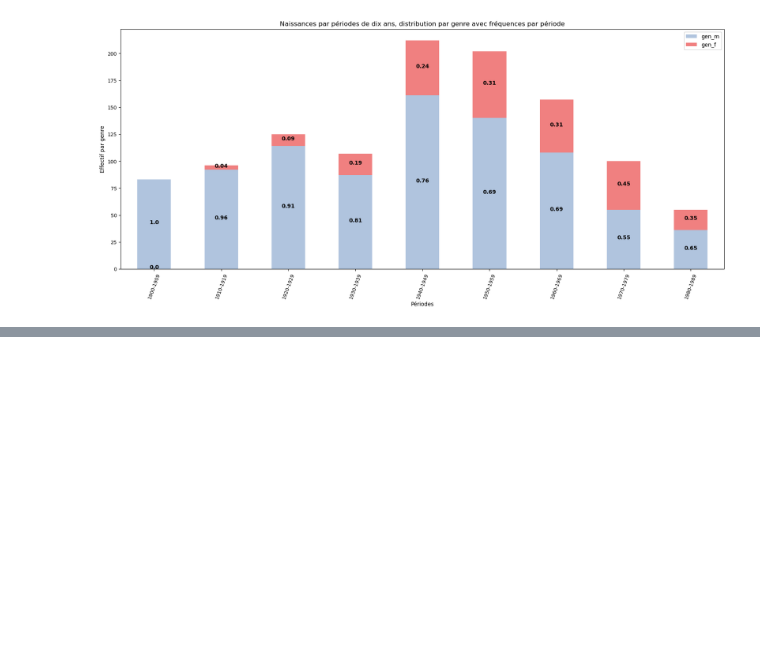
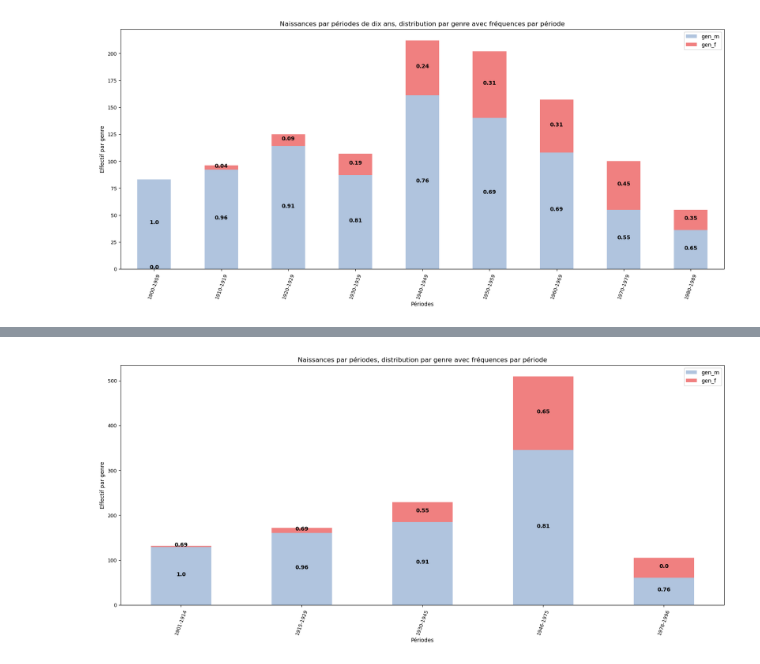
Before and after one commit to Sciences-historiques-numeriques/std_conseil_federal, a Jupyter notebook: notebooks_jupyter/wikidata_exploration/wdt_distribution_naissances.ipynb, the cells around one changed output, grey strips where cells are left out. Saved outputs shown, nothing was run; the diff lists cells and outputs as text; code cells hidden in the pictures; blank space fills up the shorter version.

```diff
--- a/notebooks_jupyter/wikidata_exploration/wdt_distribution_naissances.ipynb
+++ b/notebooks_jupyter/wikidata_exploration/wdt_distribution_naissances.ipynb
@@ -454,0 +477,5 @@ plt.show()
+# %%
+### On regroupe par genre comme ci-dessus
+gender_m_per = pd.DataFrame(cdf_p[(cdf_p.genre_code == 'M') & (cdf_p.annee_naissance > 1850)].groupby('periodes').size())
+gender_m_per.columns = ['gen_m']
+gender_m_per.tail()
@@ -454,0 +490,5 @@ plt.show()
+# %%
+### Idem
+gender_f_per = pd.DataFrame(cdf_p[(cdf_p.genre_code == 'F')& (cdf_p.annee_naissance > 1900)].groupby('periodes').size())
+gender_f_per.columns = ['gen_f']
+gender_f_per.tail()
@@ -454,0 +503,3 @@ plt.show()
+# %%
+merged_per = pd.merge(gender_m_per, gender_f_per, left_index=True, right_index=True)
+merged_per.tail()
@@ -454,0 +514,6 @@ plt.show()
+# %%
+### On transforme le type de valeur de l'index
+# et on ajoute une colonne avec le total
+merged_per.index = merged_per.index.map(str)
+merged_per['tot']=merged_per['gen_m']+merged_per['gen_f']
+merged_per.tail()
@@ -454,0 +543,48 @@ plt.show()
+# %%
+### Graphique avec la distribution par période et genre (M,F)
+# Noter que les effectifs du genre 'Autres' étant très faibles,
+# on ne les analyse pas de manière sérielle mais on peut les analyser qualitatiement
+
+ax = merged_per.plot.bar(stacked=True, y=['gen_m', 'gen_f'], \
+                        rot=70, fontsize=9, figsize=(20,8), color=['LightSteelBlue', 'LightCoral'])
+
+
+### https://www.pythoncharts.com/matplotlib/stacked-bar-charts-labels/
+
+
+## On ajoute une étiquette concernant la valeur de fréquence
+# à chaque rectangle dans le graphe, en utilisant la list 'lp' préparée précédemment
+# Il y a autant de triangles que les valeurs d'index x le nombre de variables
+
+for bar,v in zip(ax.patches,lp):
+
+    ax.text(
+      # Met les étiquette aux centre des rectangles
+      bar.get_x() + bar.get_width() / 2,
+
+      # Ajoute les coordonnées verticales
+      bar.get_height()/2 + bar.get_y(),
+
+      # Ajoute les valeurs
+      v,
+
+      # centre et met du style aux étiquettes
+      ha='center',
+      color='black',
+      weight='bold',
+      size=10
+  )
+
+plt.ylabel('Effectif par genre')
+plt.xlabel('Périodes')
+plt.title('Naissances par périodes, distribution par genre avec fréquences par période')
+
+## On peut enregistrer l'image dans un fichier (noter le dossier créé préalablement)
+# qu'on pourra ensuite introduire dans un travail et commenter
+
+# Doc.: https://matplotlib.org/stable/api/_as_gen/matplotlib.pyplot.savefig.html
+plt.savefig('images/naissances_distribution_périodes_genre.jpg', bbox_inches='tight',
+                       pad_inches=0.2)
+plt.show()
+# %% [output]
+[figure, added]
```
Also changed, not shown: parts of 11 cells of this notebook, 1 other file.
